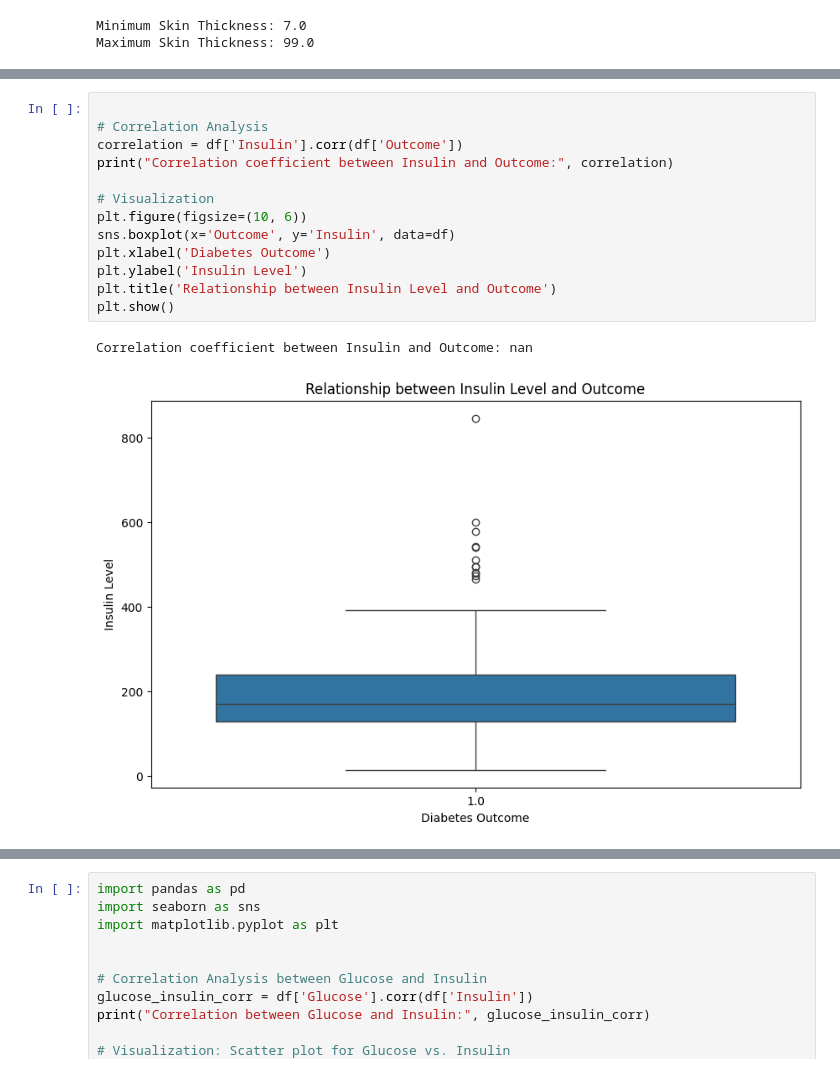
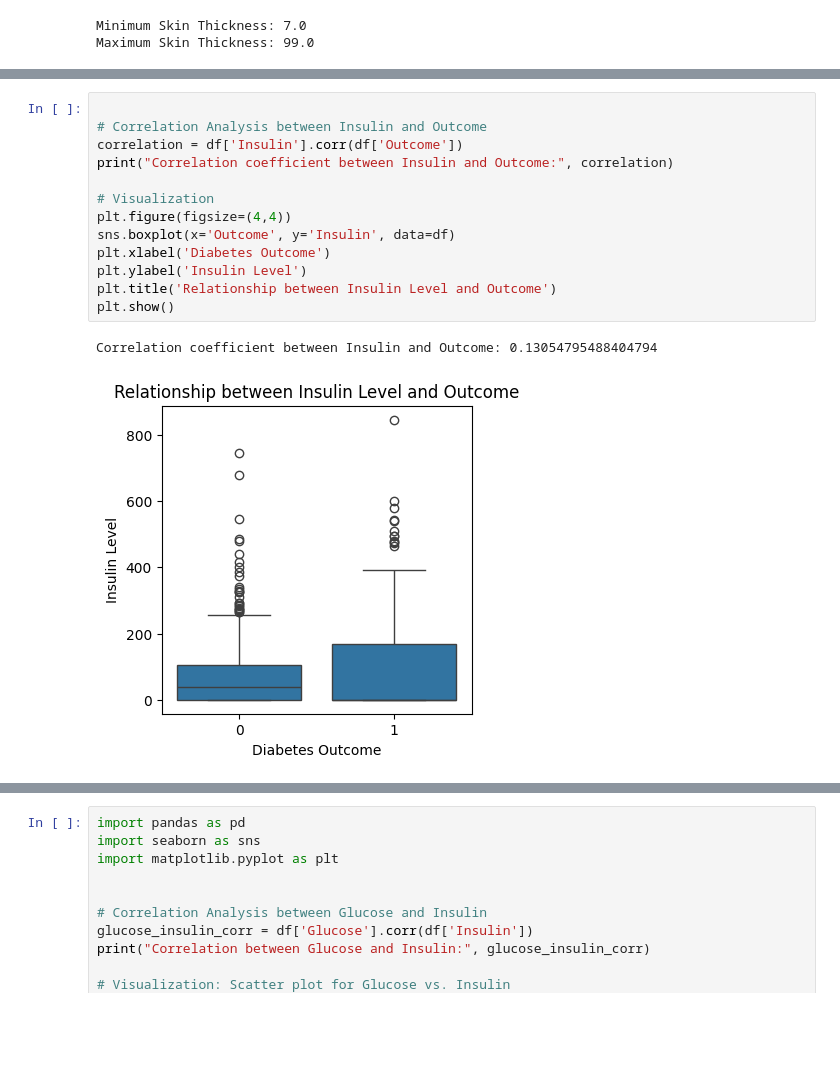
Before and after one commit to qurat-shakeel/Data-Analysis, a Jupyter notebook: Diabetes_dataset.ipynb, the cells around one changed output, grey strips where cells are left out. Saved outputs shown, nothing was run; the diff lists cells and outputs as text; blank space fills up the shorter version.

```diff
--- a/Diabetes_dataset.ipynb
+++ b/Diabetes_dataset.ipynb
@@ -238,18 +314,18 @@ Correlation coefficient between Skin Thickness and Outcome: nan
 # %%
 
-# Correlation Analysis
+# Correlation Analysis between Insulin and Outcome
 correlation = df['Insulin'].corr(df['Outcome'])
 print("Correlation coefficient between Insulin and Outcome:", correlation)
 
 # Visualization
-plt.figure(figsize=(10, 6))
+plt.figure(figsize=(4,4))
 sns.boxplot(x='Outcome', y='Insulin', data=df)
 plt.xlabel('Diabetes Outcome')
 plt.ylabel('Insulin Level')
 plt.title('Relationship between Insulin Level and Outcome')
 plt.show()
 # %% [output]
-Correlation coefficient between Insulin and Outcome: nan
+Correlation coefficient between Insulin and Outcome: 0.13054795488404794
-[figure, old version]
+[figure, new version]
 # %%
 
```
Also changed, not shown: parts of 15 cells of this notebook, 1 other file.
